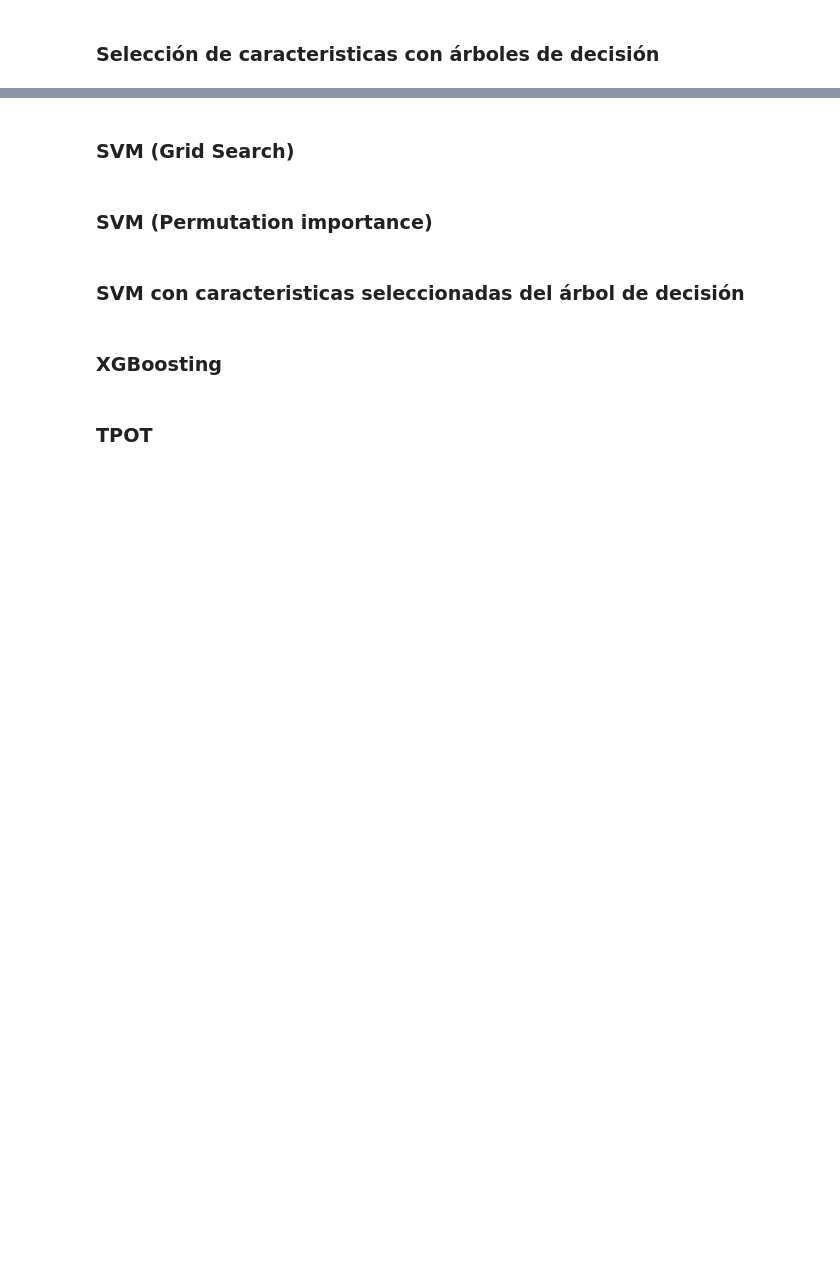
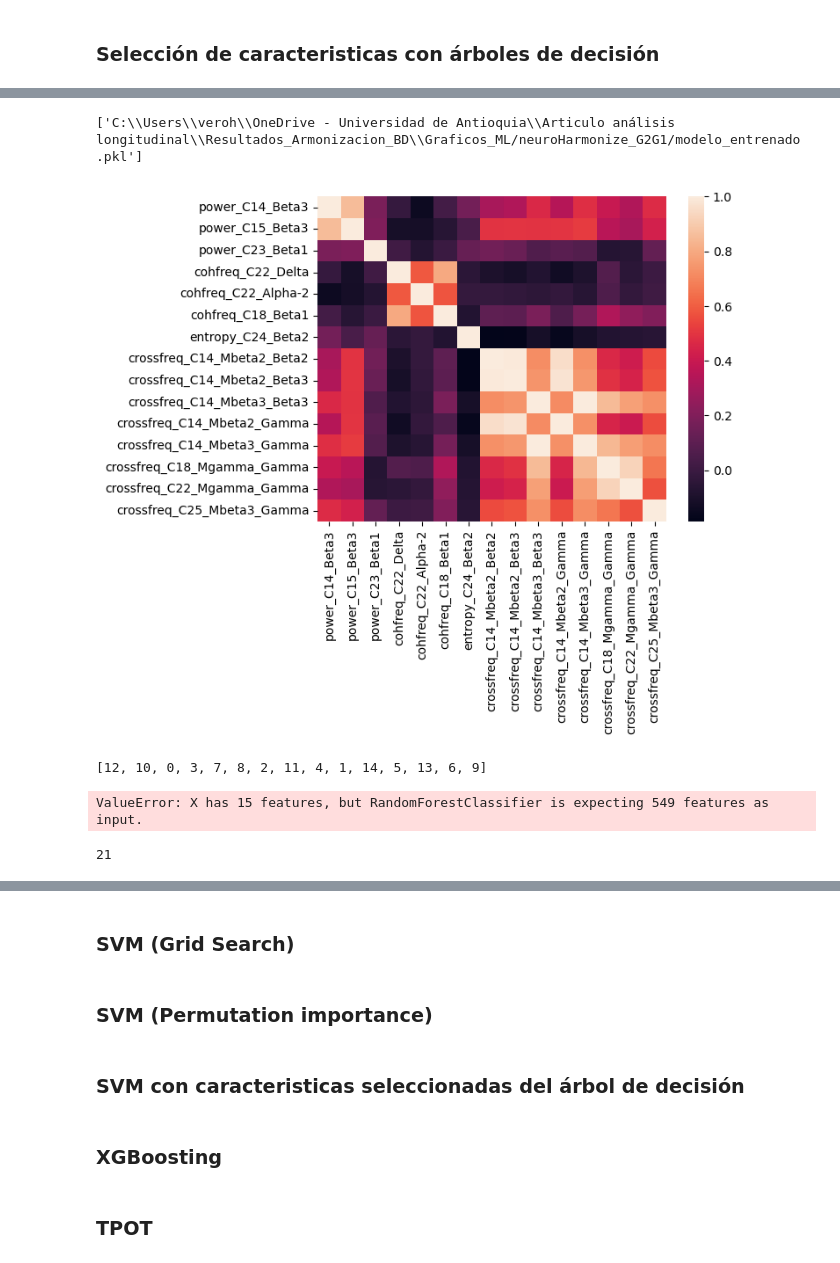
Before and after one commit to imEag/ML_Harmonization_Project, a Jupyter notebook: Manipulacion- Rois-Componentes de todas las DB/ML_models.ipynb, the cells around one changed output, grey strips where cells are left out. Saved outputs shown, nothing was run; the diff lists cells and outputs as text; code cells hidden in the pictures; blank space fills up the shorter version.

Commit message:
con errores

```diff
--- a/Manipulacion- Rois-Componentes de todas las DB/ML_models.ipynb
+++ b/Manipulacion- Rois-Componentes de todas las DB/ML_models.ipynb
@@ -706,0 +729,35 @@ best_features=sorted_names[:pos_model]
+# %%
+joblib.dump(modelos[best_model], path_plot+'/'+'modelo_entrenado.pkl') # Guardo el modelo.
+# %% [output]
+['C:\\Users\\veroh\\OneDrive - Universidad de Antioquia\\Articulo análisis longitudinal\\Resultados_Armonizacion_BD\\Graficos_ML/neuroHarmonize_G2G1/modelo_entrenado.pkl']
+# %%
+# Guardar mejore carateristicas
+best_features=sorted_names[:pos_model]
+mi_path = path_plot+'/'+"best_features.txt"
+f = open(mi_path, 'w')
+
+for i in best_features:
+    f.write(i+'\n')
+f.close()
+# %%
+new_data = pd.DataFrame()
+for i in range(0,len(data.columns)):
+    for j in range(0,len(best_features)):
+        if data.columns[i] == best_features[j]:
+            new_data[best_features[j]] = data[best_features[j]]
+# %%
+sns.heatmap(new_data.corr())
+plt.savefig(path_plot+'/'+'correlation_Tree.png')
+# %% [output]
+[figure, added]
+# %%
+selected_best_features = [new_data.columns.get_loc(c) for c in best_features if c in new_data]
+selected_best_features
+# %% [output]
+[12, 10, 0, 3, 7, 8, 2, 11, 4, 1, 14, 5, 13, 6, 9]
+# %%
+predicted = modelos[best_model].predict(X_test[:,selected_best_features])
+classes_x=(predicted >= 0.5).astype(int)
+computerprecision(test_scores,classes_x)
+# %% [output]
+ValueError: X has 15 features, but RandomForestClassifier is expecting 549 features as input.
@@ -706,0 +768,4 @@ best_features=sorted_names[:pos_model]
+# %%
+len(X_test)
+# %% [output]
+21
```
Also changed, not shown: parts of 23 cells of this notebook.
